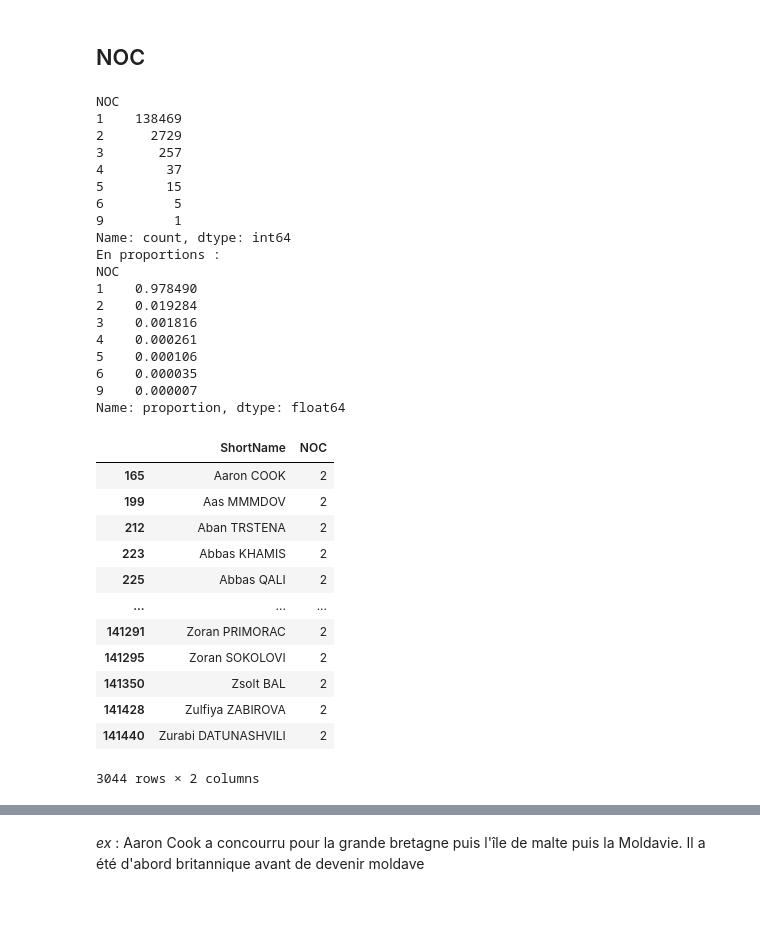
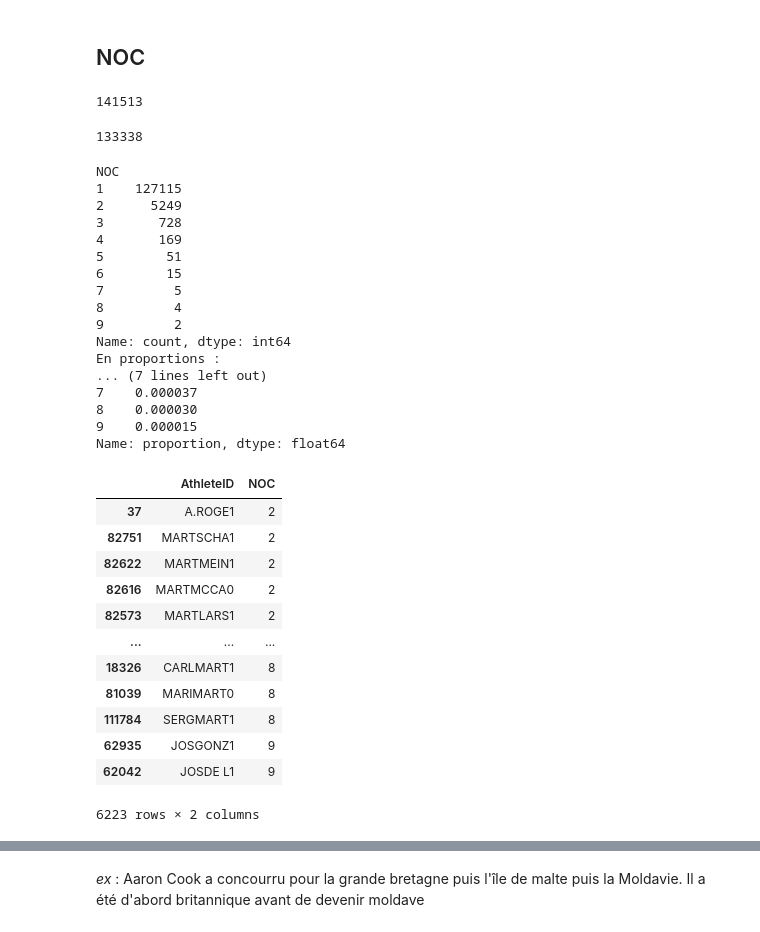
Before and after one commit to gitadum/querympics, a Jupyter notebook: analysis/explore.ipynb, the cells around one changed output, grey strips where cells are left out. Cells and saved outputs as stored; diff of their text form; code cells hidden in the pictures.

```diff
--- a/analysis/explore.ipynb
+++ b/analysis/explore.ipynb
@@ -316,45 +352,51 @@ car le nombre d'athlète qui changent de NOC est plutôt courant
 # %% [markdown]
 ## NOC
 # %%
-n_noc = athlet.groupby("ShortName").NOC.nunique().reset_index()
+n_noc = athlet.groupby("AthleteID").NOC.nunique().reset_index()
+# %%
+n_noc.shape[0]
+# %% [output]
+141513
+# %%
+n_noc.shape[0]
+# %% [output]
+133338
 # %%
 print(n_noc.NOC.value_counts())
 print("En proportions :")
 print(n_noc.NOC.value_counts(normalize=True))
 # %% [output]
 NOC
-1    138469
-2      2729
-3       257
-4        37
-5        15
-6         5
-9         1
+1    127115
+2      5249
+3       728
+4       169
+5        51
+6        15
+7         5
+8         4
+9         2
 Name: count, dtype: int64
 En proportions :
-NOC
-1    0.978490
-2    0.019284
-3    0.001816
-4    0.000261
-5    0.000106
-6    0.000035
-9    0.000007
+... (7 lines left out)
+7    0.000037
+8    0.000030
+9    0.000015
 Name: proportion, dtype: float64
 # %%
 mult_noc = n_noc[n_noc["NOC"] > 1]
-mult_noc
+mult_noc.sort_values(by="NOC")
 # %% [output]
-|  | ShortName | NOC |
-| 165 | Aaron COOK | 2 |
-| 199 | Aas MMMDOV | 2 |
-| 212 | Aban TRSTENA | 2 |
-| 223 | Abbas KHAMIS | 2 |
-| 225 | Abbas QALI | 2 |
+|  | AthleteID | NOC |
+| 37 | A.ROGE1 | 2 |
+| 82751 | MARTSCHA1 | 2 |
+| 82622 | MARTMEIN1 | 2 |
+| 82616 | MARTMCCA0 | 2 |
+| 82573 | MARTLARS1 | 2 |
 | ... | ... | ... |
-| 141291 | Zoran PRIMORAC | 2 |
-| 141295 | Zoran SOKOLOVI | 2 |
-| 141350 | Zsolt BAL | 2 |
-| 141428 | Zulfiya ZABIROVA | 2 |
-| 141440 | Zurabi DATUNASHVILI | 2 |
+| 18326 | CARLMART1 | 8 |
+| 81039 | MARIMART0 | 8 |
+| 111784 | SERGMART1 | 8 |
+| 62935 | JOSGONZ1 | 9 |
+| 62042 | JOSDE L1 | 9 |
-3044 rows × 2 columns
+6223 rows × 2 columns
```
Also changed, not shown: parts of 10 cells of this notebook.
